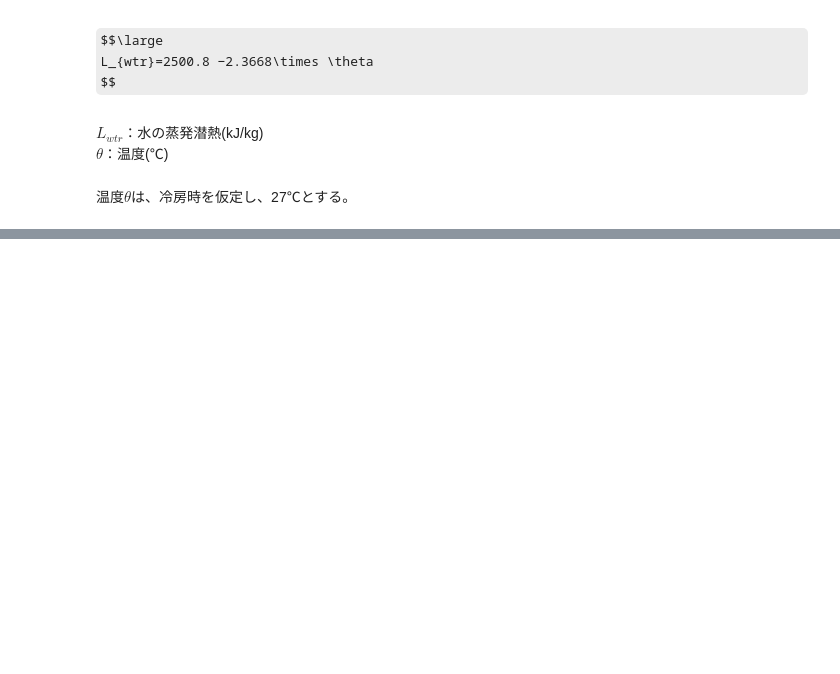
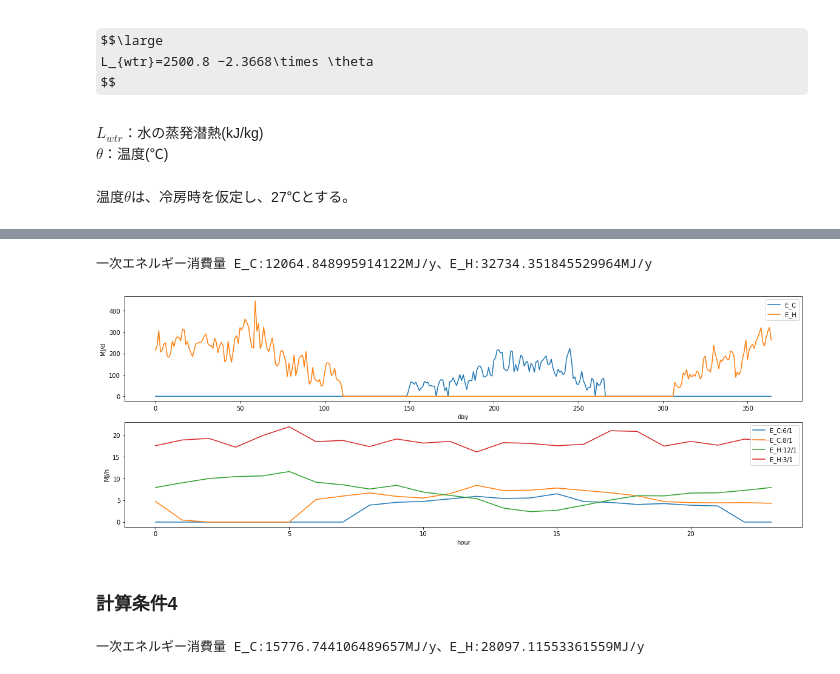
Before and after one commit to BRI-EES-House/Logic-EES-WEB, a Jupyter notebook: s04_02_central_heating_system_with_duct.ipynb, the cells around one changed output, grey strips where cells are left out. Saved outputs shown, nothing was run; the diff lists cells and outputs as text; code cells hidden in the pictures; some formulas as TeX source; blank space fills up the shorter version.

```diff
--- a/s04_02_central_heating_system_with_duct.ipynb
+++ b/s04_02_central_heating_system_with_duct.ipynb
@@ -3780,0 +3987,30 @@ def get_Theta():
+# %%
+param_base = {"region": 6, "A_A": 90, "A_MR": 25, "A_OR": 40, "A_env": 250, "U_A": 0.87,"eta_A_H": 4.3, "eta_A_C": 2.8}
+
+H_A = {'type': 'ダクト式セントラル空調機','duct_insulation': '全てもしくは一部が断熱区画外である','VAV': False,
+       'general_ventilation': True,'EquipmentSpec': '入力しない'}
+
+C_A = {'type': 'ダクト式セントラル空調機','duct_insulation': '全てもしくは一部が断熱区画外である','VAV': False,
+       'general_ventilation': True,'EquipmentSpec': '入力しない'}
+
+_E_C_d_t_3, _E_H_d_t_3 = calc_results(param_base, C_A, H_A)
+# %% [output]
+一次エネルギー消費量 E_C:12064.848995914122MJ/y、E_H:32734.351845529964MJ/y
+# %%
+get_each_graph(_E_C_d_t_3, _E_H_d_t_3)
+# %% [output]
+[figure, added]
+# %% [markdown]
+### 計算条件4
+# %%
+param_base = {"region": 6, "A_A": 120.08, "A_MR": 29.81, "A_OR": 51.34, "A_env": 307.51, "U_A": 0.6,"eta_A_H": 4.3, "eta_A_C": 2.8}
+
+H_A = {'type': 'ダクト式セントラル空調機','duct_insulation': '全てもしくは一部が断熱区画外である','VAV': False,
+       'general_ventilation': True,'EquipmentSpec': '入力しない'}
+
+C_A = {'type': 'ダクト式セントラル空調機','duct_insulation': '全てもしくは一部が断熱区画外である','VAV': False,
+       'general_ventilation': True,'EquipmentSpec': '入力しない'}
+
+_E_C_d_t_4, _E_H_d_t_4 = calc_results(param_base, C_A, H_A)
+# %% [output]
+一次エネルギー消費量 E_C:15776.744106489657MJ/y、E_H:28097.11553361559MJ/y
```
Also changed, not shown: parts of 25 cells of this notebook, 24 other files.
